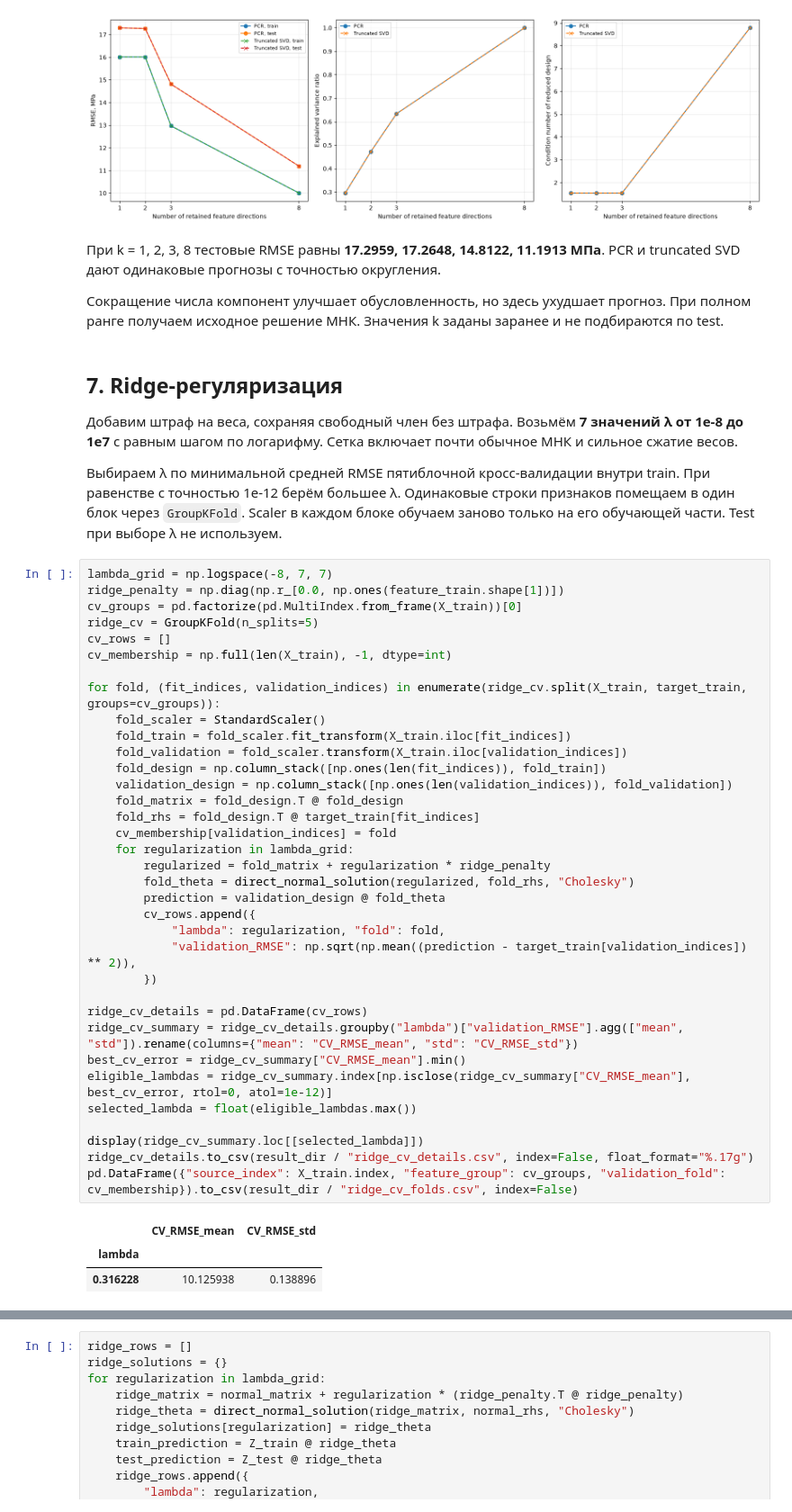
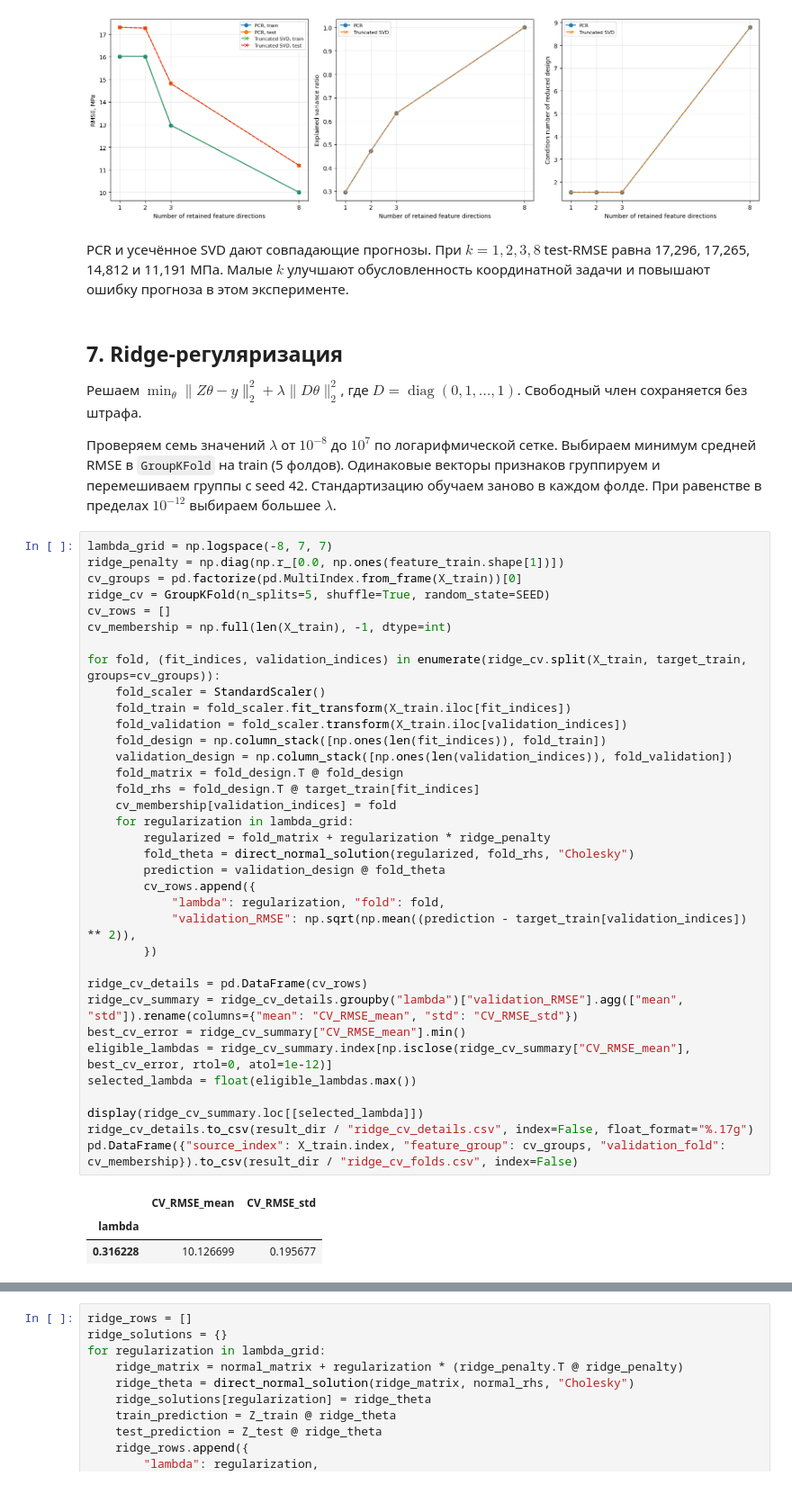
Before and after one commit to chertila1/MOMO, a Jupyter notebook: LAB1/lab1_momo.ipynb, the cells around one changed output, grey strips where cells are left out. Shown at 90% size. Drawn from its saved outputs; the diff is of its cells as text.

```diff
--- a/LAB1/lab1_momo.ipynb
+++ b/LAB1/lab1_momo.ipynb
@@ -1132,52 +1138,50 @@ plt.show()
 # %% [output]
 [figure]
 # %% [markdown]
-При k = 1, 2, 3, 8 тестовые RMSE равны **17.2959, 17.2648, 14.8122, 11.1913 МПа**. PCR и truncated SVD дают одинаковые прогнозы с точностью округления.
-
-Сокращение числа компонент улучшает обусловленность, но здесь ухудшает прогноз. При полном ранге получаем исходное решение МНК. Значения k заданы заранее и не подбираются по test.
+PCR и усечённое SVD дают совпадающие прогнозы. При $k=1,2,3,8$ test-RMSE равна 17,296, 17,265, 14,812 и 11,191 МПа. Малые $k$ улучшают обусловленность координатной задачи и повышают ошибку прогноза в этом эксперименте.
 # %% [markdown]
 ## 7. Ridge-регуляризация
 
-Добавим штраф на веса, сохраняя свободный член без штрафа. Возьмём **7 значений λ от 1e-8 до 1e7** с равным шагом по логарифму. Сетка включает почти обычное МНК и сильное сжатие весов.
+Решаем $\min_\theta\|Z\theta-y\|_2^2+\lambda\|D\theta\|_2^2$, где $D=\operatorname{diag}(0,1,\ldots,1)$. Свободный член сохраняется без штрафа.
 
-Выбираем λ по минимальной средней RMSE пятиблочной кросс-валидации внутри train. При равенстве с точностью 1e-12 берём большее λ. Одинаковые строки признаков помещаем в один блок через `GroupKFold`. Scaler в каждом блоке обучаем заново только на его обучающей части. Test при выборе λ не используем.
+Проверяем семь значений $\lambda$ от $10^{-8}$ до $10^7$ по логарифмической сетке. Выбираем минимум средней RMSE в `GroupKFold` на train (5 фолдов). Одинаковые векторы признаков группируем и перемешиваем группы с seed 42. Стандартизацию обучаем заново в каждом фолде. При равенстве в пределах $10^{-12}$ выбираем большее $\lambda$.
 # %%
 lambda_grid = np.logspace(-8, 7, 7)
 ridge_penalty = np.diag(np.r_[0.0, np.ones(feature_train.shape[1])])
 cv_groups = pd.factorize(pd.MultiIndex.from_frame(X_train))[0]
-ridge_cv = GroupKFold(n_splits=5)
+ridge_cv = GroupKFold(n_splits=5, shuffle=True, random_state=SEED)
 cv_rows = []
 cv_membership = np.full(len(X_train), -1, dtype=int)
 
 for fold, (fit_indices, validation_indices) in enumerate(ridge_cv.split(X_train, target_train, groups=cv_groups)):
     fold_scaler = StandardScaler()
     fold_train = fold_scaler.fit_transform(X_train.iloc[fit_indices])
     fold_validation = fold_scaler.transform(X_train.iloc[validation_indices])
     fold_design = np.column_stack([np.ones(len(fit_indices)), fold_train])
     validation_design = np.column_stack([np.ones(len(validation_indices)), fold_validation])
     fold_matrix = fold_design.T @ fold_design
     fold_rhs = fold_design.T @ target_train[fit_indices]
     cv_membership[validation_indices] = fold
     for regularization in lambda_grid:
         regularized = fold_matrix + regularization * ridge_penalty
         fold_theta = direct_normal_solution(regularized, fold_rhs, "Cholesky")
         prediction = validation_design @ fold_theta
         cv_rows.append({
             "lambda": regularization, "fold": fold,
             "validation_RMSE": np.sqrt(np.mean((prediction - target_train[validation_indices]) ** 2)),
         })
 
 ridge_cv_details = pd.DataFrame(cv_rows)
 ridge_cv_summary = ridge_cv_details.groupby("lambda")["validation_RMSE"].agg(["mean", "std"]).rename(columns={"mean": "CV_RMSE_mean", "std": "CV_RMSE_std"})
 best_cv_error = ridge_cv_summary["CV_RMSE_mean"].min()
 eligible_lambdas = ridge_cv_summary.index[np.isclose(ridge_cv_summary["CV_RMSE_mean"], best_cv_error, rtol=0, atol=1e-12)]
 selected_lambda = float(eligible_lambdas.max())
 
 display(ridge_cv_summary.loc[[selected_lambda]])
 ridge_cv_details.to_csv(result_dir / "ridge_cv_details.csv", index=False, float_format="%.17g")
 pd.DataFrame({"source_index": X_train.index, "feature_group": cv_groups, "validation_fold": cv_membership}).to_csv(result_dir / "ridge_cv_folds.csv", index=False)
 # %% [output]
 |  | CV_RMSE_mean | CV_RMSE_std |
 | lambda |  |  |
-| 0.316228 | 10.125938 | 0.138896 |
+| 0.316228 | 10.126699 | 0.195677 |
 # %% [markdown]
```
Also changed, not shown: parts of 41 cells of this notebook.
